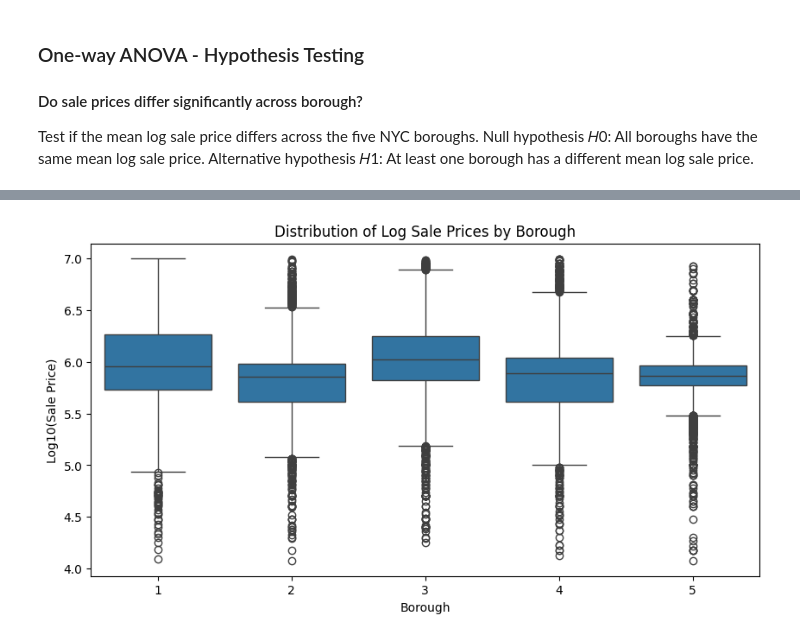
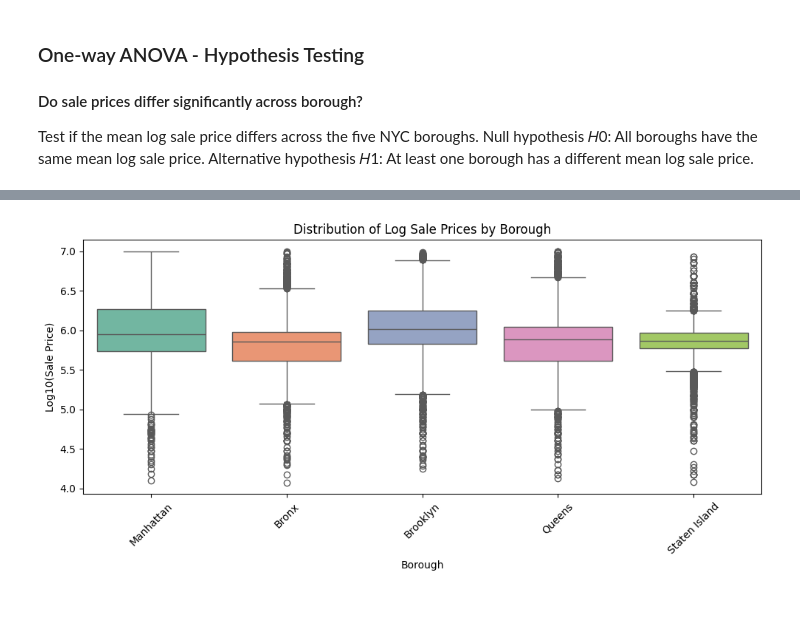
Before and after one commit to celina-ayl/capstone_project, a Jupyter notebook: capstone_project.ipynb, the cells around one changed output, grey strips where cells are left out. Cells and saved outputs as stored; diff of their text form; code cells hidden in the pictures; blank space fills up the shorter version.

Commit message:
Add small fixes to graphs visuals

```diff
--- a/capstone_project.ipynb
+++ b/capstone_project.ipynb
@@ -604,27 +619,28 @@ Test if the mean log sale price differs across the five NYC boroughs. Null hypot
 import statsmodels.api as sm
 import statsmodels.formula.api as smf
 
-# drop missing boroughs just for the test
-anova_df = df[['log_sale_price', 'borough_x']].dropna()
+# drop missing values just for the test, store in new variable
+anova_df = df[['log_sale_price', 'borough_name']].dropna()
 
-# fit ANOVA model
+# fit ANOVA model (borough as categorical)
 anova_model = smf.ols(
-    'log_sale_price ~ C(borough_x)', # categorical variable for borough
-    data=anova_df   # fit the model to the data
+    'log_sale_price ~ C(borough_name)',
+    data=anova_df
 ).fit()
 
 # compute ANOVA table
 anova_table = sm.stats.anova_lm(anova_model, typ=2)
+
 # display ANOVA table
 print(anova_table)
 
-# interpret the result, check p-value for borough effect
-p_value = anova_table['PR(>F)']['C(borough_x)']
-print("\nANOVA test p-value for borough effect: ", p_value)
+# extract p-value for borough effect
+p_value = anova_table.loc['C(borough_name)', 'PR(>F)']
+print("\nANOVA test p-value for borough effect:", p_value)
 
-# conclusion print statements dependent on the p-value
+# conclusion
 print("\nConclusion:")
-if p_value < 0.05: # significance level of 0.05
+if p_value < 0.05:  # significance level
     print("Can reject the null hypothesis.")
     print("There is strong evidence that the mean log sale price differs between boroughs.")
 else:
@@ -633,9 +649,20 @@ else:
 
 # visualize log_sale_price distribution by borough using box plots
 plt.figure(figsize=(10, 5))
-sns.boxplot(x='borough_x', y='log_sale_price', data=anova_df)
+sns.boxplot(
+    x='borough_name',   # x-axis title
+    y='log_sale_price', # y-axis title
+    hue='borough_name', # hue for colour coding
+    data=anova_df,      # data source
+    palette='Set2',     # colour palette
+    legend=False        # hide legend
+)
+
+# customizing the plots
 plt.title('Distribution of Log Sale Prices by Borough')
 plt.xlabel('Borough')
 plt.ylabel('Log10(Sale Price)')
+plt.xticks(rotation=45)
+plt.tight_layout()
 plt.show()
 # %% [output]
@@ -650,2 +677,2 @@ We can reject the null hypothesis.
 There is strong evidence that the mean log sale price differs between boroughs.
-[figure, old version]
+[figure, new version]
```
Also changed, not shown: parts of 4 cells of this notebook.
